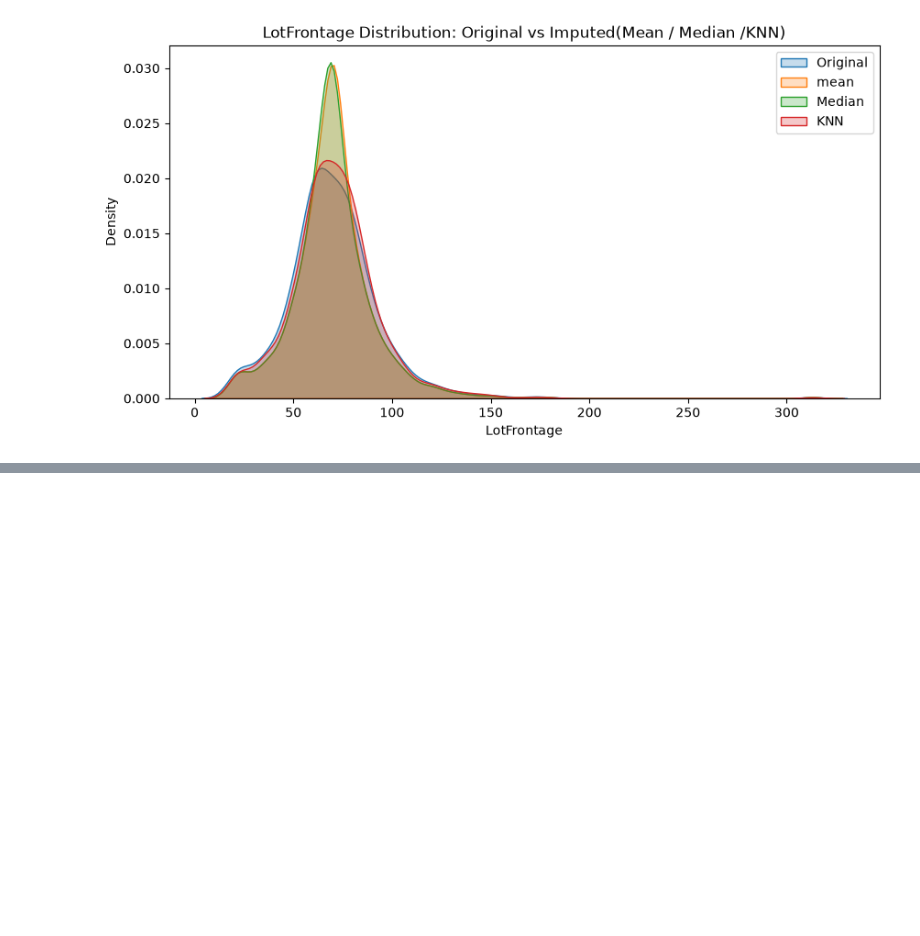
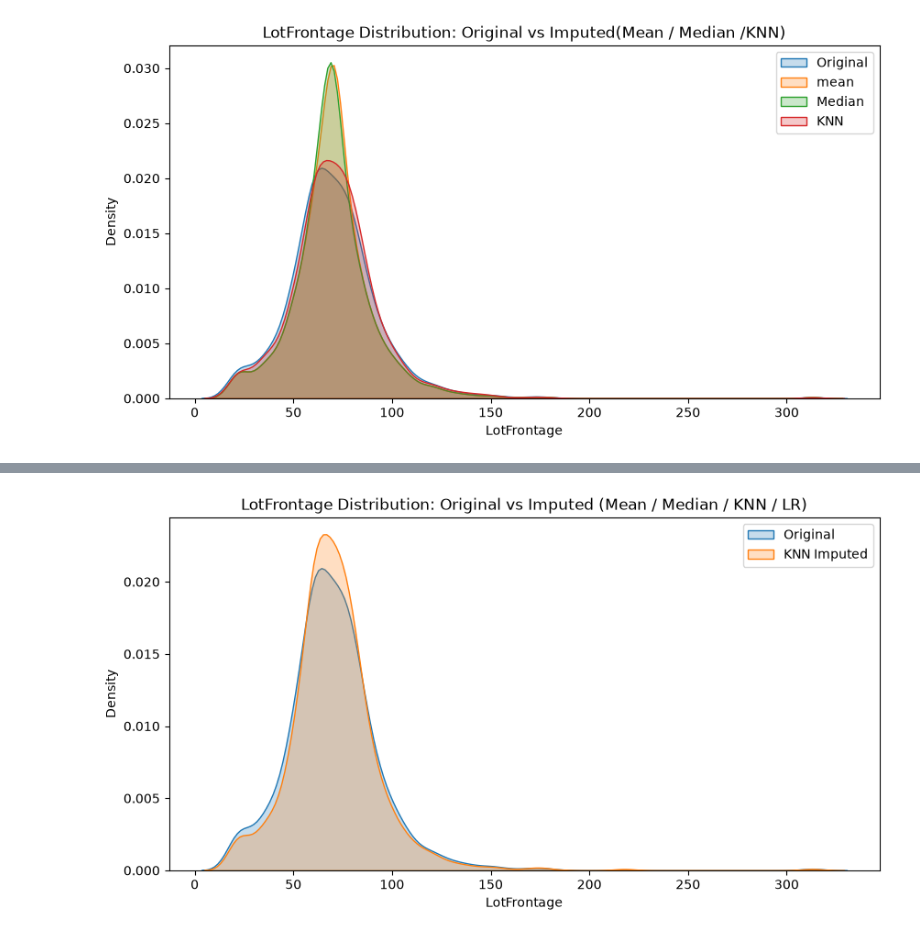
Before and after one commit to manojbalineni/Gen-AI, a Jupyter notebook: 10_Feature_Engineering/02_Feature_Engineering.ipynb, the cells around one changed output, grey strips where cells are left out. Cells and saved outputs as stored; diff of their text form; code cells hidden in the pictures; blank space fills up the shorter version.

```diff
--- a/10_Feature_Engineering/02_Feature_Engineering.ipynb
+++ b/10_Feature_Engineering/02_Feature_Engineering.ipynb
@@ -517,0 +588,7 @@ plt.show()
+# %%
+X_train = train_data[['LotArea','GrLivArea','TotalBsmtSF','SalePrice']]
+y_train = train_data['LotFrontage']
+# %%
+regression = LinearRegression()
+# %%
+regression.fit(X_train , y_train)
@@ -517,0 +609,2 @@ plt.show()
+# %%
+dataset_regression.loc[dataset_regression["LotFrontage"].isnull() , "LotFrontage"] =  regression.predict(test_data[['LotArea','GrLivArea','TotalBsmtSF','SalePrice']])
@@ -517,0 +647,11 @@ plt.show()
+# %%
+plt.figure(figsize=(10,5))
+# kdeplot --> plot that shows pdf
+sns.kdeplot(dataset_3["LotFrontage"], label="Original", fill=True)
+sns.kdeplot(dataset_regression["LotFrontage"], label="KNN Imputed", fill=True)
+# sns.kdeplot(df_reg["LotFrontage"], label="LinearRegression Imputed", fill=True)
+plt.legend()
+plt.title("LotFrontage Distribution: Original vs Imputed (Mean / Median / KNN / LR)")
+plt.show()
+# %% [output]
+[figure, added]
```
Also changed, not shown: parts of 42 cells of this notebook.
